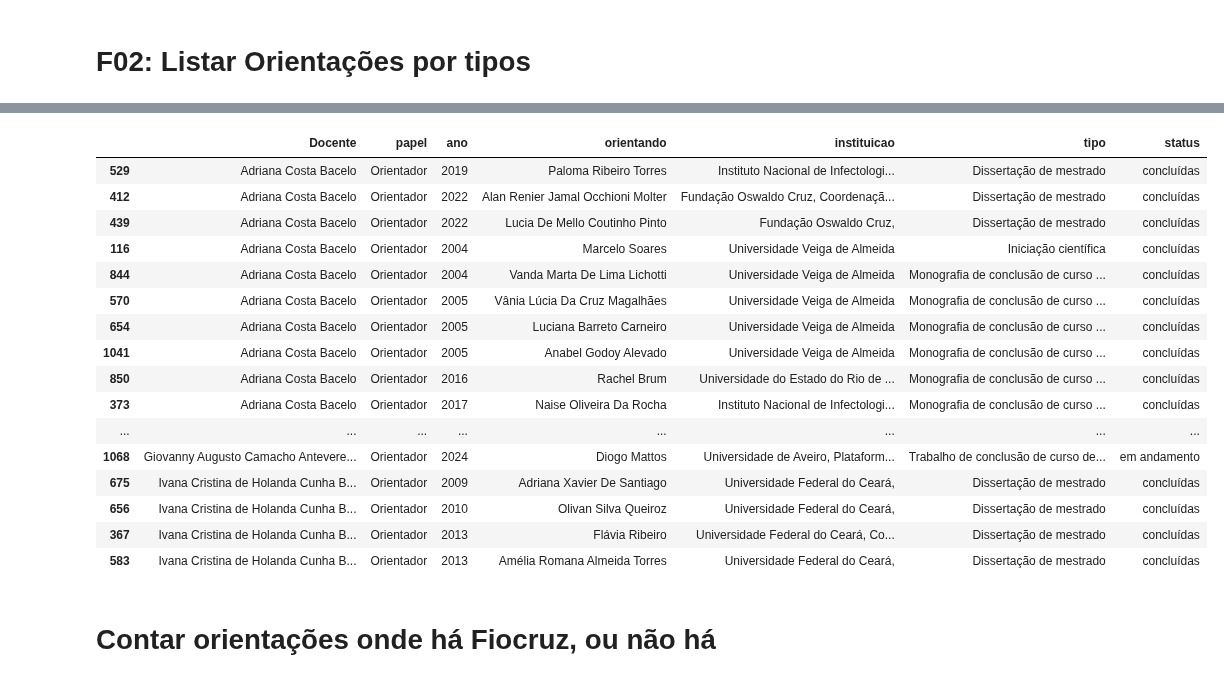
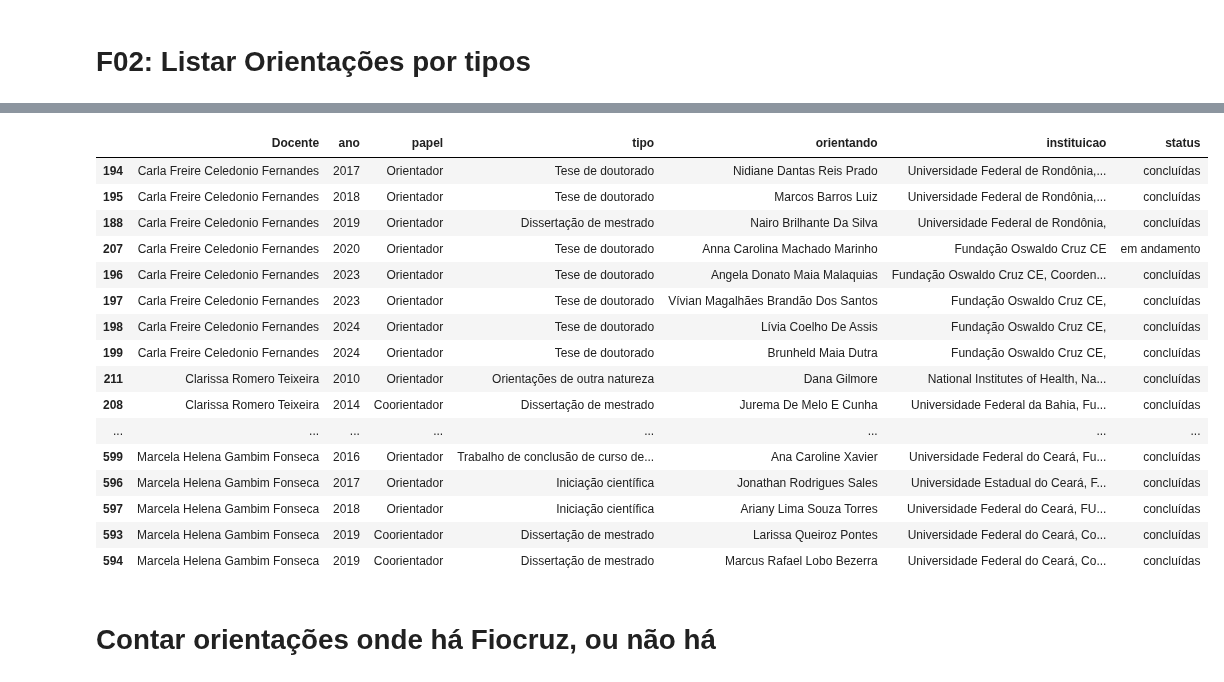
Before and after one commit to makaires77/ppgcs, a Jupyter notebook: nbk_eval_program_FIOCE.ipynb, the cells around one changed output, grey strips where cells are left out. Drawn from its saved outputs; the diff is of its cells as text; code cells hidden in the pictures.

```diff
--- a/nbk_eval_program_FIOCE.ipynb
+++ b/nbk_eval_program_FIOCE.ipynb
@@ -1031,8 +651,8 @@ Total de títulos em todos períodos: 1450
 # %% [markdown]
 ### Visualizar quantitativo de artigos extraídos e datas de atualização
 # %%
-atualizador = ArticlesCounter(dict_list_docents)
-dtf_atualizado = atualizador.extrair_data_atualizacao(dict_list_docents)
+counter = ArticlesCounter(dict_list_docents)
+dtf_atualizado = counter.extrair_data_atualizacao(dict_list_docents)
 dtf_atualizado
 # %% [output]
 |  | id_lattes | curriculos | ultima_atualizacao | dias_defasagem | qte_artigos_periodicos |
@@ -1319,26 +1015,5 @@ df_orientacoes = pd.DataFrame(orientacoes_lista).sort_values(by=['Docente','stat
 # %%
-# Filtrar a lista de orientações
-orientacoes_roberto_nicolete = [
-    orientacao
-    for orientacao in orientacoes_lista
-    if scraper.remover_acentos(orientacao['Docente']).lower() == 'roberto nicolete'
-]
-
-tipos = [
-    'Dissertação de mestrado',
-    'Tese de doutorado'
-]
-status = [
-    'em andamento',
-    'concluídas'
-]
-
-count=0
-print(f"{len(orientacoes_roberto_nicolete)} orientações no total")
-# Imprimir o resultado
-for n,orientacao in enumerate(orientacoes_roberto_nicolete):
-    if orientacao.get('tipo') in tipos and orientacao.get('status') in status:
-        count+=1
-        print(f"{n+1:2} | {orientacao.get('ano')} {orientacao.get('tipo'):30} | {orientacao.get('instituicao').split(',')[0]:45} | {orientacao.get('orientando'):45} | {orientacao.get('status')}")
-print(f"{count} dissertações de mestrado ou teses de doutorado")
+# Create the DataFrame
+df_orientacoes = pd.DataFrame(orientacoes_lista).sort_values(by=['Docente','ano','tipo','status'])
+df_orientacoes
 # %% [output]
@@ -1362,24 +1033,24 @@ print(f"{count} dissertações de mestrado ou teses de doutorado")
 # %%
-k=1
+k=200
 df_orientacoes[k:k+600]
 # %% [output]
-|  | Docente | papel | ano | orientando | instituicao | tipo | status |
-| 529 | Adriana Costa Bacelo | Orientador | 2019 | Paloma Ribeiro Torres | Instituto Nacional de Infectologi... | Dissertação de mestrado | concluídas |
-| 412 | Adriana Costa Bacelo | Orientador | 2022 | Alan Renier Jamal Occhioni Molter | Fundação Oswaldo Cruz, Coordenaçã... | Dissertação de mestrado | concluídas |
-| 439 | Adriana Costa Bacelo | Orientador | 2022 | Lucia De Mello Coutinho Pinto | Fundação Oswaldo Cruz, | Dissertação de mestrado | concluídas |
-| 116 | Adriana Costa Bacelo | Orientador | 2004 | Marcelo Soares | Universidade Veiga de Almeida | Iniciação científica | concluídas |
-| 844 | Adriana Costa Bacelo | Orientador | 2004 | Vanda Marta De Lima Lichotti | Universidade Veiga de Almeida | Monografia de conclusão de curso ... | concluídas |
-| 570 | Adriana Costa Bacelo | Orientador | 2005 | Vânia Lúcia Da Cruz Magalhães | Universidade Veiga de Almeida | Monografia de conclusão de curso ... | concluídas |
-| 654 | Adriana Costa Bacelo | Orientador | 2005 | Luciana Barreto Carneiro | Universidade Veiga de Almeida | Monografia de conclusão de curso ... | concluídas |
-| 1041 | Adriana Costa Bacelo | Orientador | 2005 | Anabel Godoy Alevado | Universidade Veiga de Almeida | Monografia de conclusão de curso ... | concluídas |
-| 850 | Adriana Costa Bacelo | Orientador | 2016 | Rachel Brum | Universidade do Estado do Rio de ... | Monografia de conclusão de curso ... | concluídas |
-| 373 | Adriana Costa Bacelo | Orientador | 2017 | Naise Oliveira Da Rocha | Instituto Nacional de Infectologi... | Monografia de conclusão de curso ... | concluídas |
+|  | Docente | ano | papel | tipo | orientando | instituicao | status |
+| 194 | Carla Freire Celedonio Fernandes | 2017 | Orientador | Tese de doutorado | Nidiane Dantas Reis Prado | Universidade Federal de Rondônia,... | concluídas |
+| 195 | Carla Freire Celedonio Fernandes | 2018 | Orientador | Tese de doutorado | Marcos Barros Luiz | Universidade Federal de Rondônia,... | concluídas |
+| 188 | Carla Freire Celedonio Fernandes | 2019 | Orientador | Dissertação de mestrado | Nairo Brilhante Da Silva | Universidade Federal de Rondônia, | concluídas |
+| 207 | Carla Freire Celedonio Fernandes | 2020 | Orientador | Tese de doutorado | Anna Carolina Machado Marinho | Fundação Oswaldo Cruz CE | em andamento |
+| 196 | Carla Freire Celedonio Fernandes | 2023 | Orientador | Tese de doutorado | Angela Donato Maia Malaquias | Fundação Oswaldo Cruz CE, Coorden... | concluídas |
+| 197 | Carla Freire Celedonio Fernandes | 2023 | Orientador | Tese de doutorado | Vívian Magalhães Brandão Dos Santos | Fundação Oswaldo Cruz CE, | concluídas |
+| 198 | Carla Freire Celedonio Fernandes | 2024 | Orientador | Tese de doutorado | Lívia Coelho De Assis | Fundação Oswaldo Cruz CE, | concluídas |
+| 199 | Carla Freire Celedonio Fernandes | 2024 | Orientador | Tese de doutorado | Brunheld Maia Dutra | Fundação Oswaldo Cruz CE, | concluídas |
+| 211 | Clarissa Romero Teixeira | 2010 | Orientador | Orientações de outra natureza | Dana Gilmore | National Institutes of Health, Na... | concluídas |
+| 208 | Clarissa Romero Teixeira | 2014 | Coorientador | Dissertação de mestrado | Jurema De Melo E Cunha | Universidade Federal da Bahia, Fu... | concluídas |
 | ... | ... | ... | ... | ... | ... | ... | ... |
-| 1068 | Giovanny Augusto Camacho Antevere... | Orientador | 2024 | Diogo Mattos | Universidade de Aveiro, Plataform... | Trabalho de conclusão de curso de... | em andamento |
-| 675 | Ivana Cristina de Holanda Cunha B... | Orientador | 2009 | Adriana Xavier De Santiago | Universidade Federal do Ceará, | Dissertação de mestrado | concluídas |
-| 656 | Ivana Cristina de Holanda Cunha B... | Orientador | 2010 | Olivan Silva Queiroz | Universidade Federal do Ceará, | Dissertação de mestrado | concluídas |
-| 367 | Ivana Cristina de Holanda Cunha B... | Orientador | 2013 | Flávia Ribeiro | Universidade Federal do Ceará, Co... | Dissertação de mestrado | concluídas |
-| 583 | Ivana Cristina de Holanda Cunha B... | Orientador | 2013 | Amélia Romana Almeida Torres | Universidade Federal do Ceará, | Dissertação de mestrado | concluídas |
+| 599 | Marcela Helena Gambim Fonseca | 2016 | Orientador | Trabalho de conclusão de curso de... | Ana Caroline Xavier | Universidade Federal do Ceará, Fu... | concluídas |
+| 596 | Marcela Helena Gambim Fonseca | 2017 | Orientador | Iniciação científica | Jonathan Rodrigues Sales | Universidade Estadual do Ceará, F... | concluídas |
+| 597 | Marcela Helena Gambim Fonseca | 2018 | Orientador | Iniciação científica | Ariany Lima Souza Torres | Universidade Federal do Ceará, FU... | concluídas |
+| 593 | Marcela Helena Gambim Fonseca | 2019 | Coorientador | Dissertação de mestrado | Larissa Queiroz Pontes | Universidade Federal do Ceará, Co... | concluídas |
+| 594 | Marcela Helena Gambim Fonseca | 2019 | Coorientador | Dissertação de mestrado | Marcus Rafael Lobo Bezerra | Universidade Federal do Ceará, Co... | concluídas |
 # %% [markdown]
 # Contar orientações onde há Fiocruz, ou não há
 # %%
```
Also changed, not shown: parts of 47 cells of this notebook, 5 other files.
